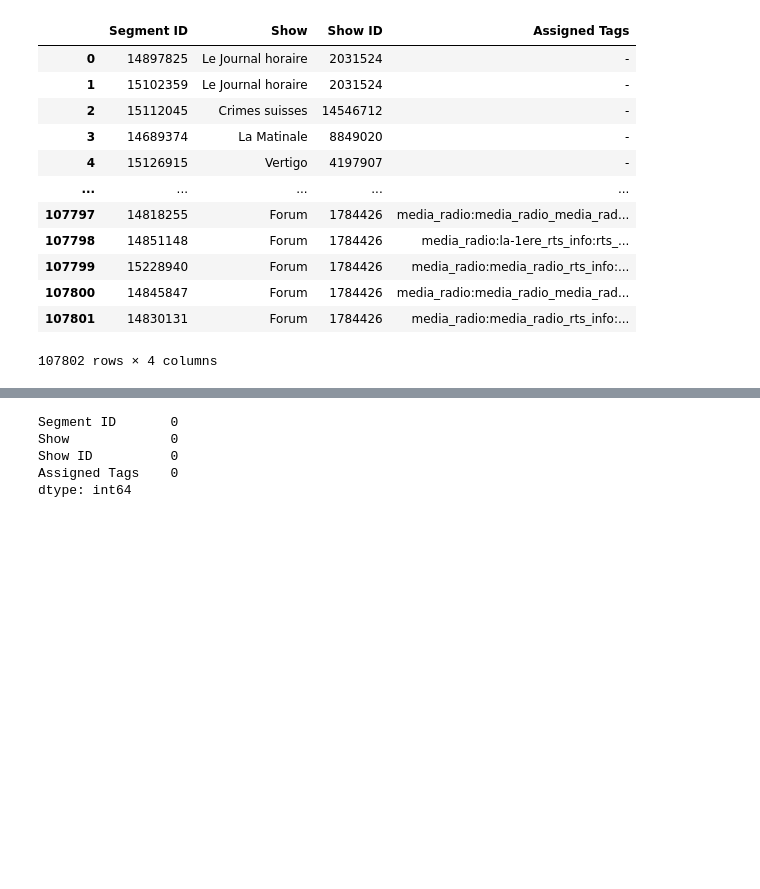
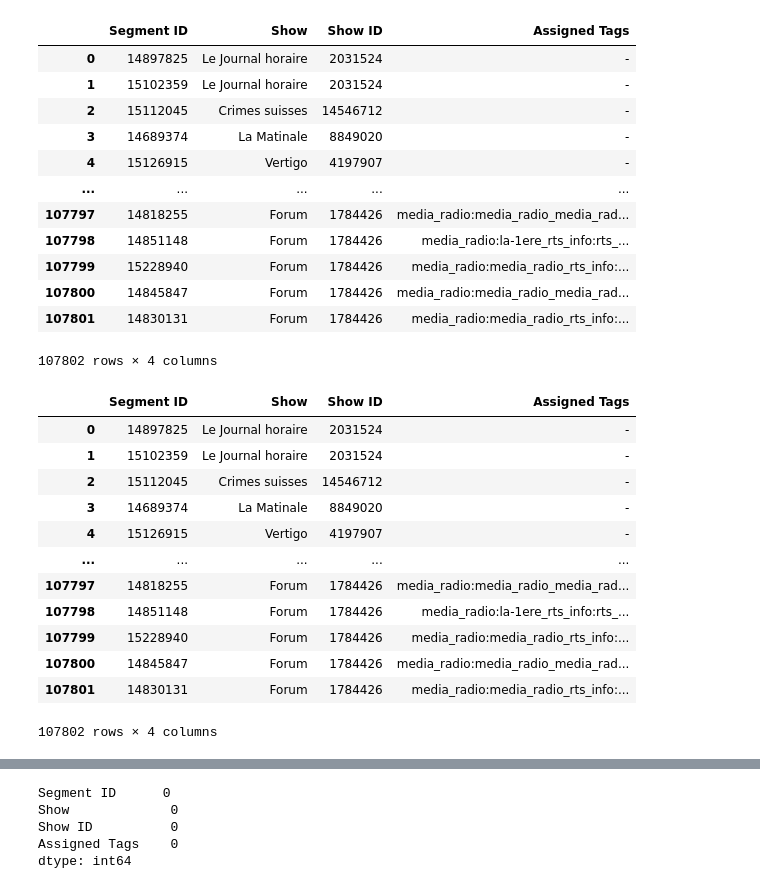
Before and after one commit to hugodup/rts-data-analyst-case, a Jupyter notebook: notebooks/rts_analysis.ipynb, the cells around one changed output, grey strips where cells are left out. Drawn from its saved outputs; the diff is of its cells as text; code cells hidden in the pictures; blank space fills up the shorter version.

```diff
--- a/notebooks/rts_analysis.ipynb
+++ b/notebooks/rts_analysis.ipynb
@@ -143,4 +147,21 @@ df_tags
 | 107800 | 14845847 | Forum | 1784426 | media_radio:media_radio_media_rad... |
 | 107801 | 14830131 | Forum | 1784426 | media_radio:media_radio_rts_info:... |
 107802 rows × 4 columns
+# %%
+tags_df = pd.read_csv(path_tags, sep=None, engine='python')
+tags_df
+# %% [output]
+|  | ﻿Segment ID | Show | Show ID | Assigned Tags |
+| 0 | 14897825 | Le Journal horaire | 2031524 | - |
+| 1 | 15102359 | Le Journal horaire | 2031524 | - |
+| 2 | 15112045 | Crimes suisses | 14546712 | - |
+| 3 | 14689374 | La Matinale | 8849020 | - |
+| 4 | 15126915 | Vertigo | 4197907 | - |
+| ... | ... | ... | ... | ... |
+| 107797 | 14818255 | Forum | 1784426 | media_radio:media_radio_media_rad... |
+| 107798 | 14851148 | Forum | 1784426 | media_radio:la-1ere_rts_info:rts_... |
+| 107799 | 15228940 | Forum | 1784426 | media_radio:media_radio_rts_info:... |
+| 107800 | 14845847 | Forum | 1784426 | media_radio:media_radio_media_rad... |
+| 107801 | 14830131 | Forum | 1784426 | media_radio:media_radio_rts_info:... |
+107802 rows × 4 columns
 # %%
```
Also changed, not shown: parts of 42 cells of this notebook.
